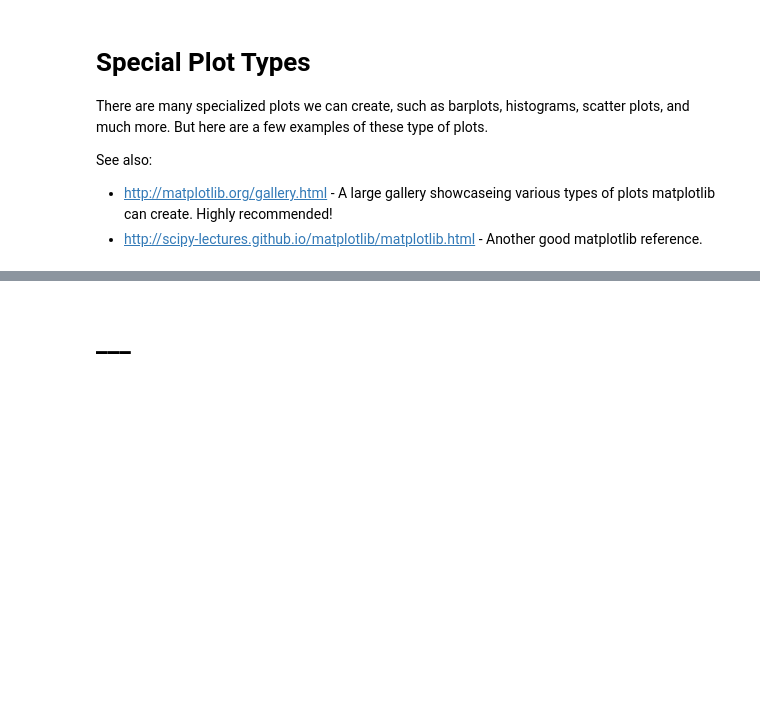
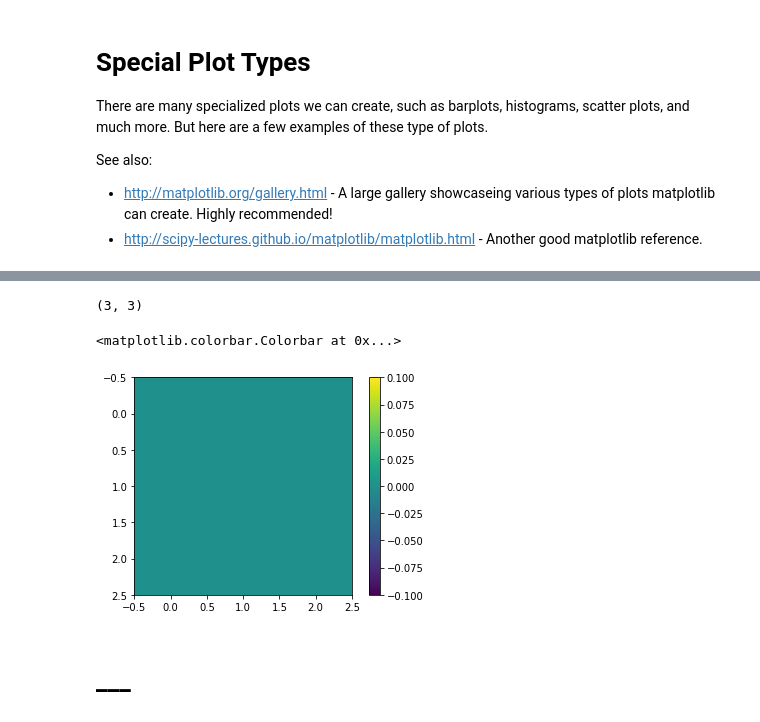
Before and after one commit to codingpanda19/mlgeo, a Jupyter notebook: 01_python/mlgeo_01_Matplotlib_intro.ipynb, the cells around one changed output, grey strips where cells are left out. Drawn from its saved outputs; the diff is of its cells as text; code cells hidden in the pictures; blank space fills up the shorter version.

```diff
--- a/01_python/mlgeo_01_Matplotlib_intro.ipynb
+++ b/01_python/mlgeo_01_Matplotlib_intro.ipynb
@@ -341,3 +398,15 @@ plt.boxplot(data,vert=True,patch_artist=True);
+# %%
+img = np.zeros([3,3])
+# %%
+img.shape
+# %% [output]
+(3, 3)
+# %%
+plt.imshow(img)
+plt.colorbar()
+# %% [output]
+<matplotlib.colorbar.Colorbar at 0x...>
+[figure, added]
 # %% [markdown]
 # ___
 # %% [markdown]
```
Also changed, not shown: parts of 21 cells of this notebook, 1 other file.
